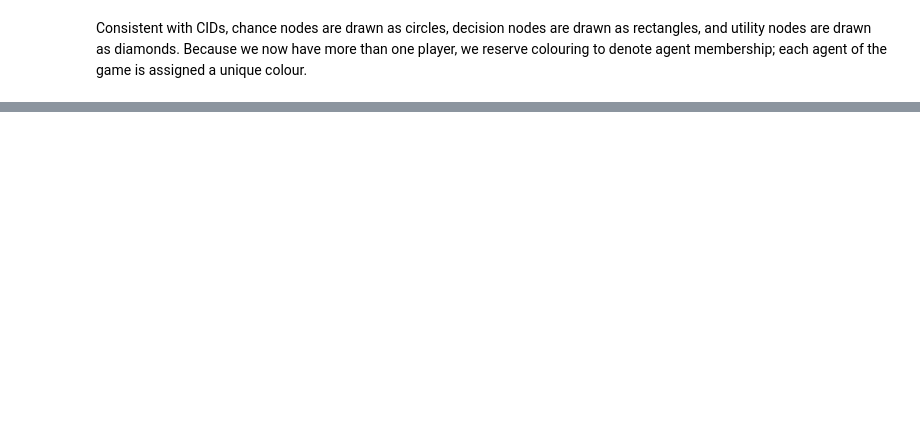
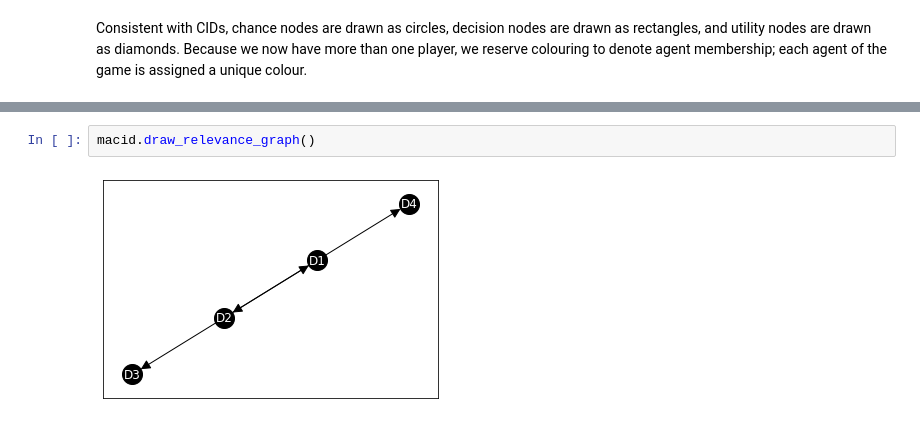
Before and after one commit to causalincentives/pycid, a Jupyter notebook: notebooks/Untitled1.ipynb, the cells around one changed output, grey strips where cells are left out. Drawn from its saved outputs; the diff is of its cells as text; blank space fills up the shorter version.

```diff
--- a/notebooks/Untitled1.ipynb
+++ b/notebooks/Untitled1.ipynb
@@ -64,0 +161,4 @@ Consistent with CIDs, chance nodes are drawn as circles, decision nodes are draw
+# %%
+macid.draw_relevance_graph()
+# %% [output]
+[figure, added]
```
Also changed, not shown: parts of 32 cells of this notebook, 12 other files.
